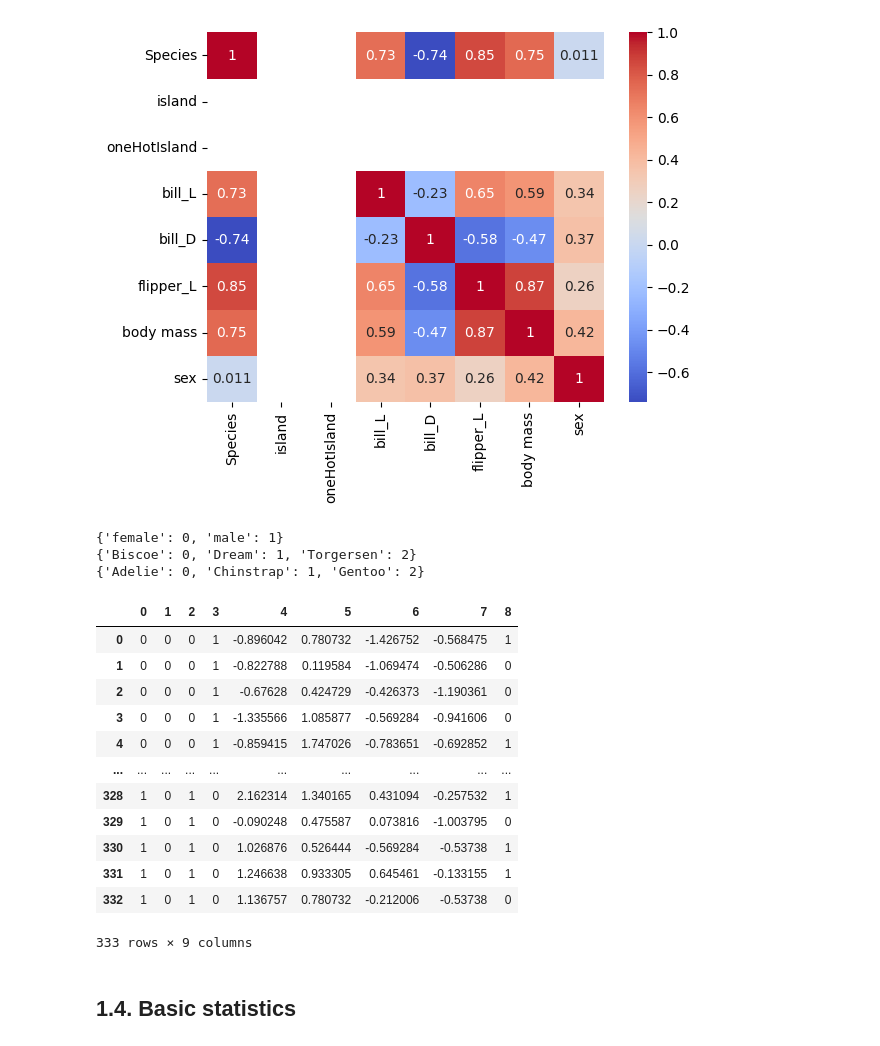
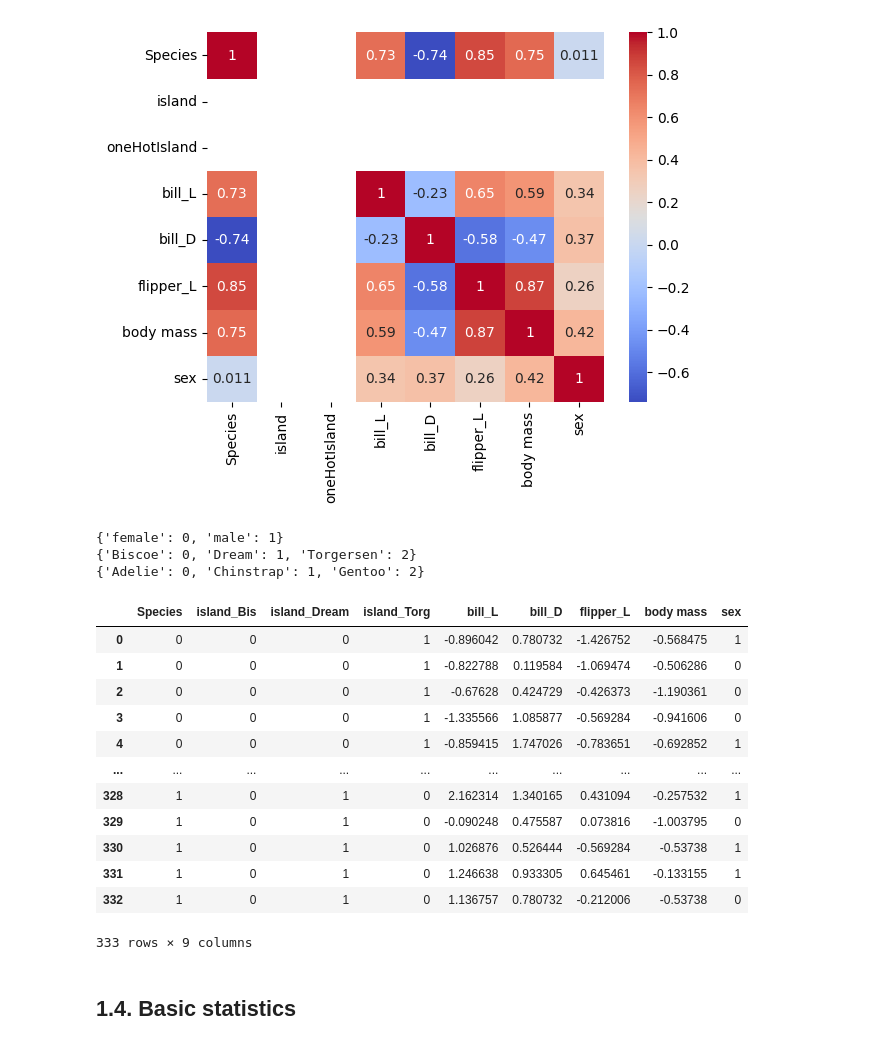
Before and after one commit to Brizzum/ML-reports, a Jupyter notebook: R1.ipynb, the cells around one changed output. Cells and saved outputs as stored; diff of their text form; code cells hidden in the pictures.

```diff
--- a/R1.ipynb
+++ b/R1.ipynb
@@ -363,14 +363,16 @@ X = np.concatenate((X[:,:-1], sex_num.T),axis=1)  # for interpretations, see sex
 # %%
 print(sexDict)
 print(islandDict)
 print(speciesDict)
 penguins = pd.DataFrame(X)
+column_names = ['Species', 'island_Bis', 'island_Dream', 'island_Torg', 'bill_L', 'bill_D', 'flipper_L', 'body mass', 'sex']
+penguins.columns = column_names
 penguins
 # %% [output]
 {'female': 0, 'male': 1}
 {'Biscoe': 0, 'Dream': 1, 'Torgersen': 2}
 {'Adelie': 0, 'Chinstrap': 1, 'Gentoo': 2}
-|  | 0 | 1 | 2 | 3 | 4 | 5 | 6 | 7 | 8 |
+|  | Species | island_Bis | island_Dream | island_Torg | bill_L | bill_D | flipper_L | body mass | sex |
 | 0 | 0 | 0 | 0 | 1 | -0.896042 | 0.780732 | -1.426752 | -0.568475 | 1 |
 | 1 | 0 | 0 | 0 | 1 | -0.822788 | 0.119584 | -1.069474 | -0.506286 | 0 |
 | 2 | 0 | 0 | 0 | 1 | -0.67628 | 0.424729 | -0.426373 | -1.190361 | 0 |
```
Also changed, not shown: parts of 2 cells of this notebook.
